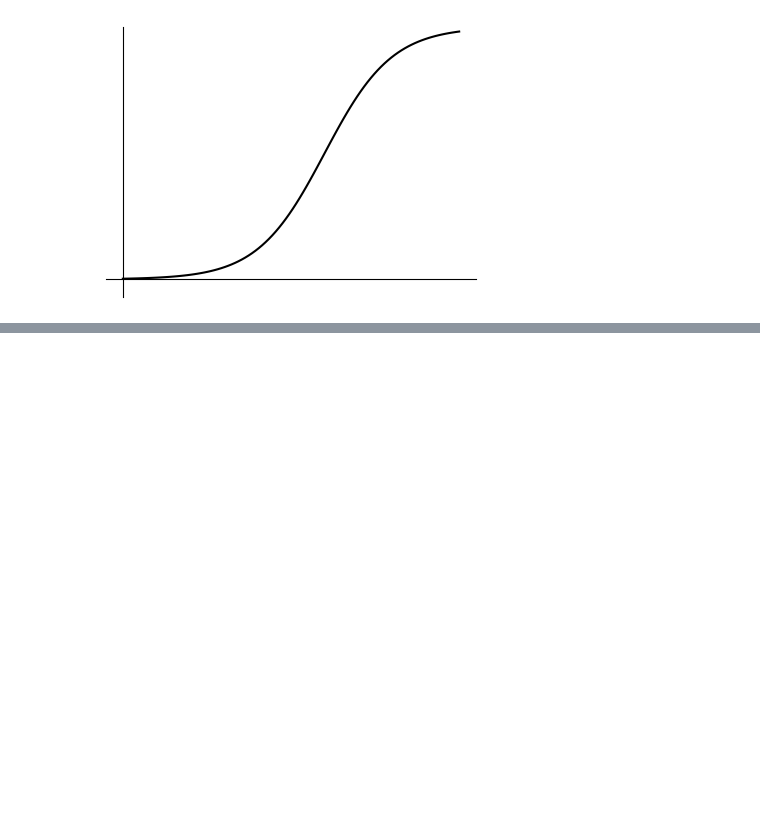
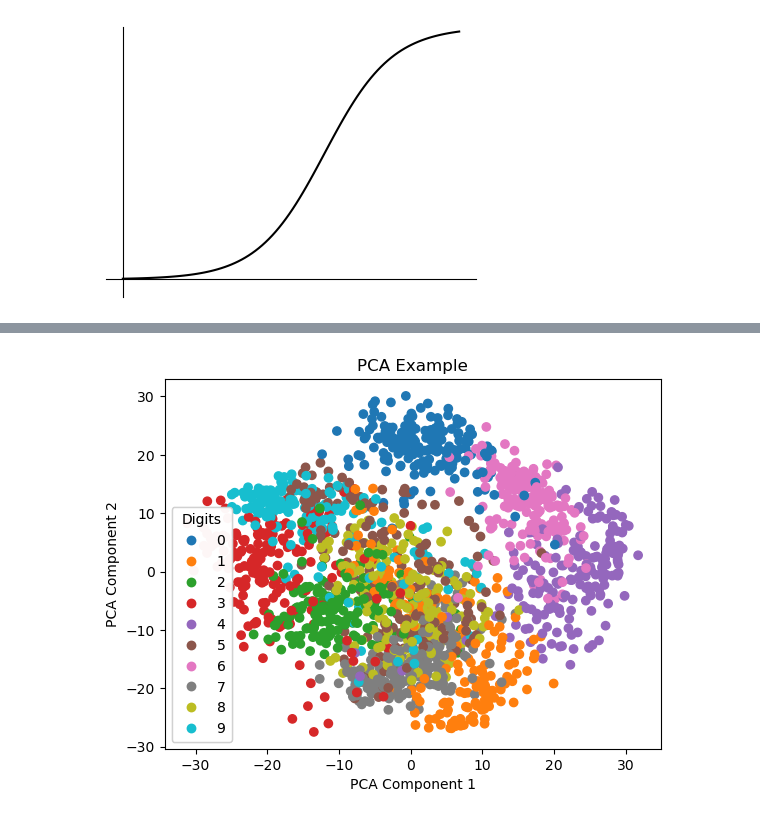
Before and after one commit to christiangoelz/dissertation, a Jupyter notebook: figure_codes/figure1_1.ipynb, the cells around one changed output, grey strips where cells are left out. Cells and saved outputs as stored; diff of their text form; code cells hidden in the pictures; blank space fills up the shorter version.

```diff
--- a/figure_codes/figure1_1.ipynb
+++ b/figure_codes/figure1_1.ipynb
@@ -95,0 +172,25 @@ ax.set_xlim([0.25,1])
+# %%
+import numpy as np
+import matplotlib.pyplot as plt
+from sklearn.datasets import load_digits
+from sklearn.decomposition import PCA
+
+# Load the digits dataset and reduce its dimensionality to 2 using PCA
+digits = load_digits()
+X_reduced = PCA(n_components=2).fit_transform(digits.data)
+
+# Plot the reduced data
+fig, ax = plt.subplots()
+scatter = ax.scatter(X_reduced[:, 0], X_reduced[:, 1], c=digits.target, cmap='tab10')
+legend = ax.legend(*scatter.legend_elements(), title='Digits')
+ax.add_artist(legend)
+
+# Add a title and axis labels
+ax.set_title('PCA Example')
+ax.set_xlabel('PCA Component 1')
+ax.set_ylabel('PCA Component 2')
+
+# Show the plot
+plt.show()
+# %% [output]
+[figure, added]
```
Also changed, not shown: parts of 5 cells of this notebook, 1 other file.
